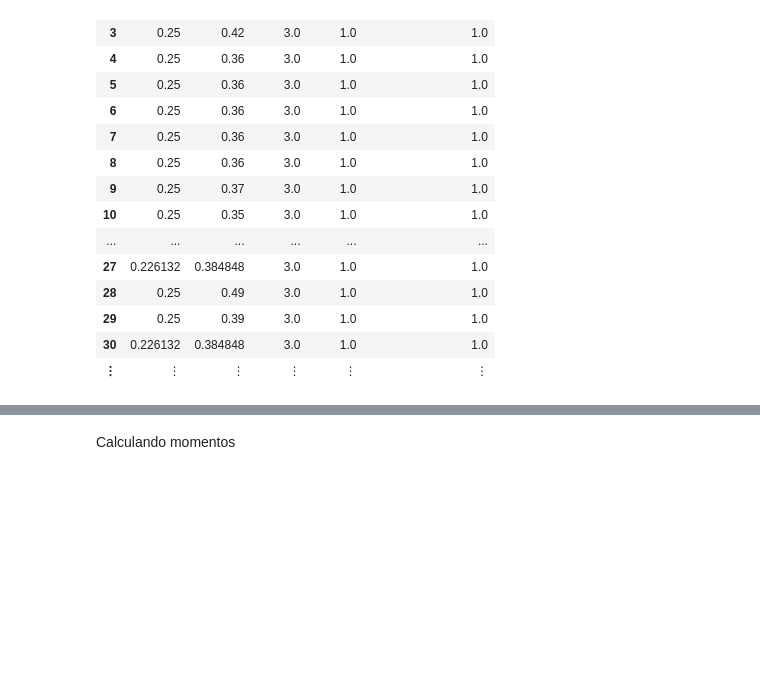
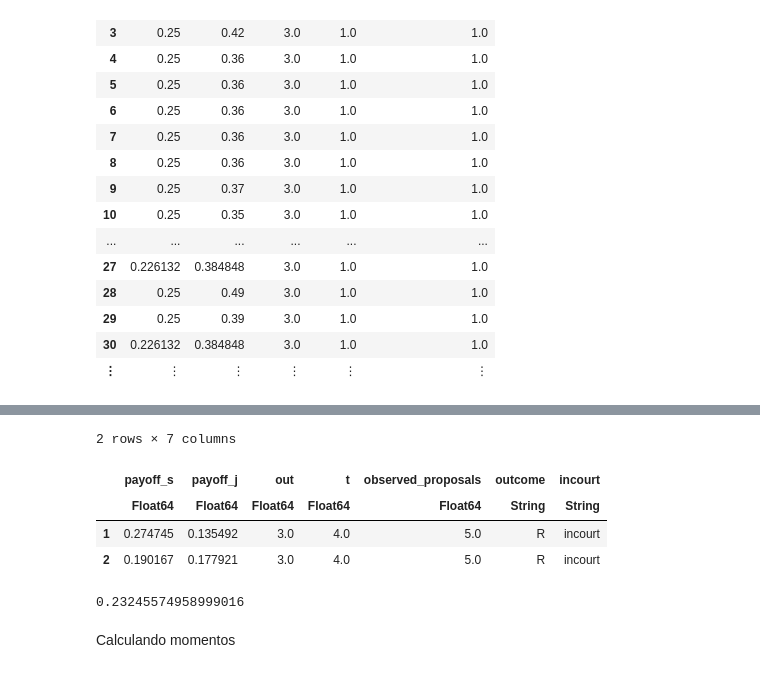
Before and after one commit to jmatheusgpa/BargainingJulia, a Jupyter notebook: solve_model.ipynb, the cells around one changed output, grey strips where cells are left out. Saved outputs shown, nothing was run; the diff lists cells and outputs as text; code cells hidden in the pictures; blank space fills up the shorter version.

```diff
--- a/solve_model.ipynb
+++ b/solve_model.ipynb
@@ -1066,2 +1099,14 @@ DF.outcome = ifelse.(DF.out .==3.0, "R", "L");
+# %%
+A
+# %% [output]
+2 rows × 7 columns
+|  | payoff_s | payoff_j | out | t | observed_proposals | outcome | incourt |
+|  | Float64 | Float64 | Float64 | Float64 | Float64 | String | String |
+| 1 | 0.274745 | 0.135492 | 3.0 | 4.0 | 5.0 | R | incourt |
+| 2 | 0.190167 | 0.177921 | 3.0 | 4.0 | 5.0 | R | incourt |
+# %%
+mean(A.payoff_s)
+# %% [output]
+0.23245574958999016
 # %% [markdown]
 Calculando momentos
```
Also changed, not shown: parts of 15 cells of this notebook.
